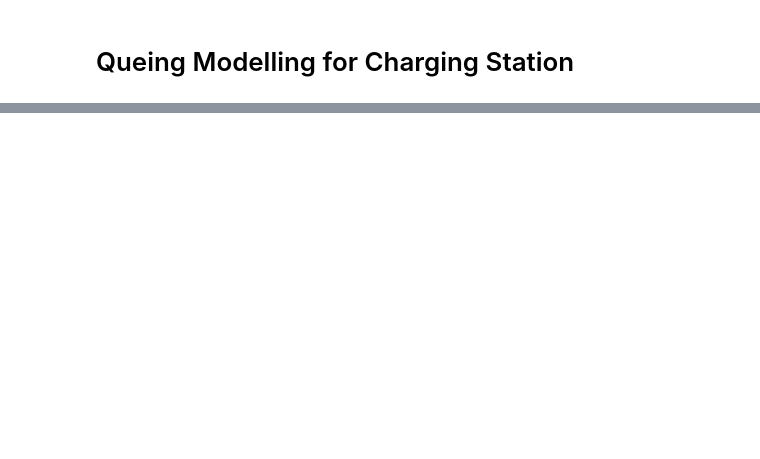
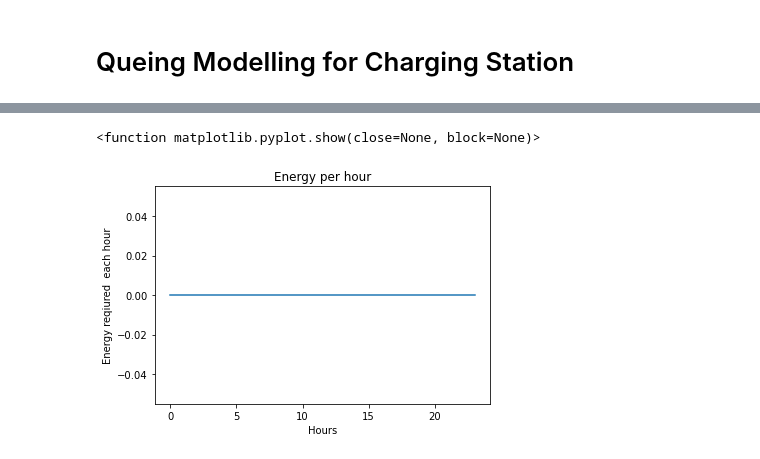
Before and after one commit to imasadnust/EVtripRep, a Jupyter notebook: EVREP2-Copy1.ipynb, the cells around one changed output, grey strips where cells are left out. Drawn from its saved outputs; the diff is of its cells as text; code cells hidden in the pictures; blank space fills up the shorter version.

```diff
--- a/EVREP2-Copy1.ipynb
+++ b/EVREP2-Copy1.ipynb
@@ -1435,0 +1464,10 @@ df_sys.head(200)
+# %%
+plt.figure()
+plt.plot(Tot_Energy_Req)
+plt.xlabel('Hours')
+plt.ylabel('Energy reqiured  each hour')
+plt.title('Energy per hour')
+plt.show
+# %% [output]
+<function matplotlib.pyplot.show(close=None, block=None)>
+[figure, added]
```
Also changed, not shown: parts of 27 cells of this notebook, 2 other files.
